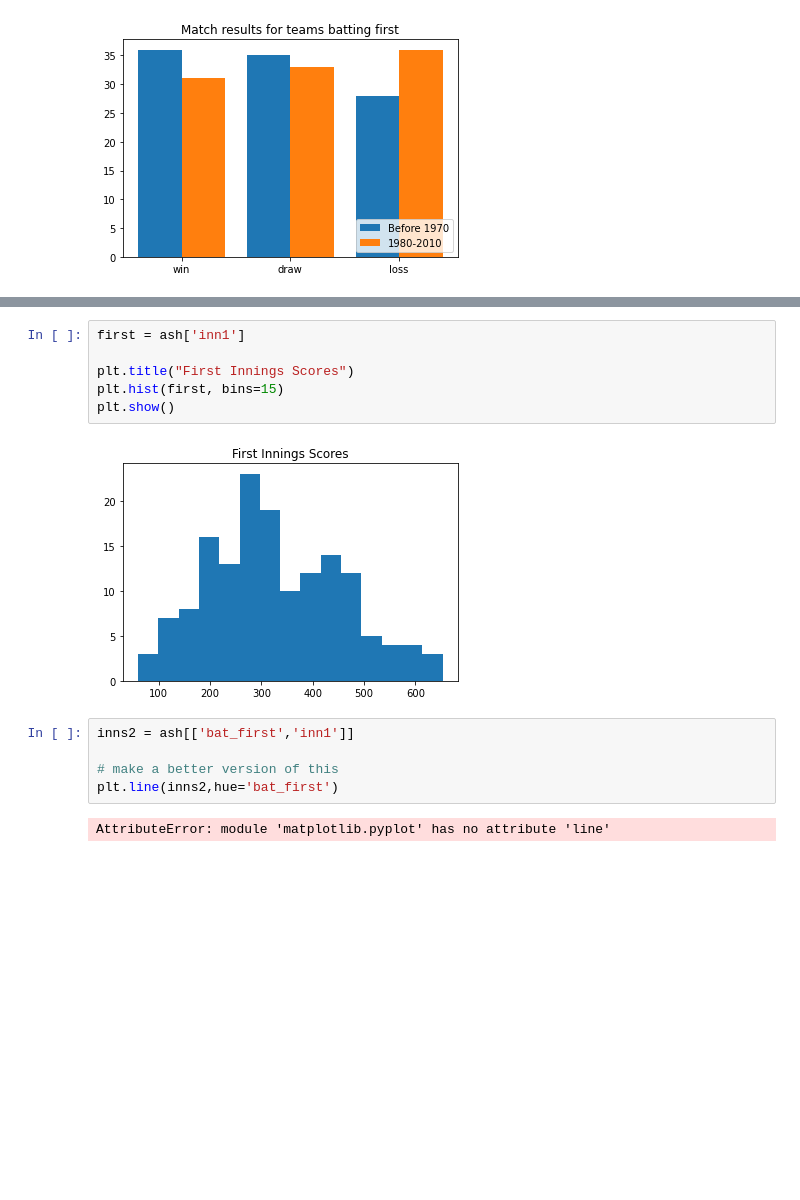
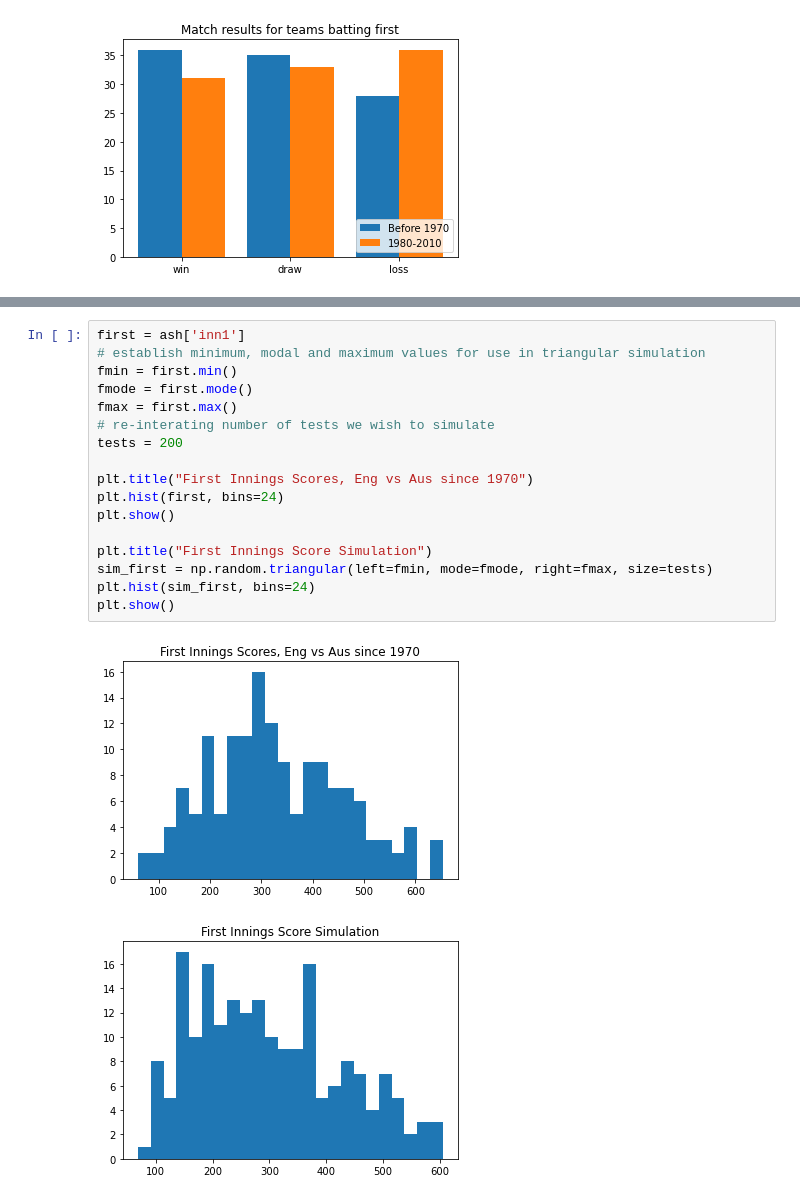
Before and after one commit to kiehozero/atu-progda-assignment, a Jupyter notebook: assignment.ipynb, the cells around one changed output, grey strips where cells are left out. Drawn from its saved outputs; the diff is of its cells as text; blank space fills up the shorter version.

```diff
--- a/assignment.ipynb
+++ b/assignment.ipynb
@@ -216,15 +205,20 @@ Plot each variable against outcome
 # %%
 first = ash['inn1']
+# establish minimum, modal and maximum values for use in triangular simulation
+fmin = first.min()
+fmode = first.mode()
+fmax = first.max()
+# re-interating number of tests we wish to simulate
+tests = 200
 
-plt.title("First Innings Scores")
-plt.hist(first, bins=15)
+plt.title("First Innings Scores, Eng vs Aus since 1970")
+plt.hist(first, bins=24)
 plt.show()
+
+plt.title("First Innings Score Simulation")
+sim_first = np.random.triangular(left=fmin, mode=fmode, right=fmax, size=tests)
+plt.hist(sim_first, bins=24)
+plt.show()
 # %% [output]
-[figure, old version]
+[figure, new version]
+[figure, added]
-# %%
-inns2 = ash[['bat_first','inn1']]
-
-# make a better version of this
-plt.line(inns2,hue='bat_first')
-# %% [output]
-AttributeError: module 'matplotlib.pyplot' has no attribute 'line'
```
Also changed, not shown: parts of 16 cells of this notebook, 1 other file.
